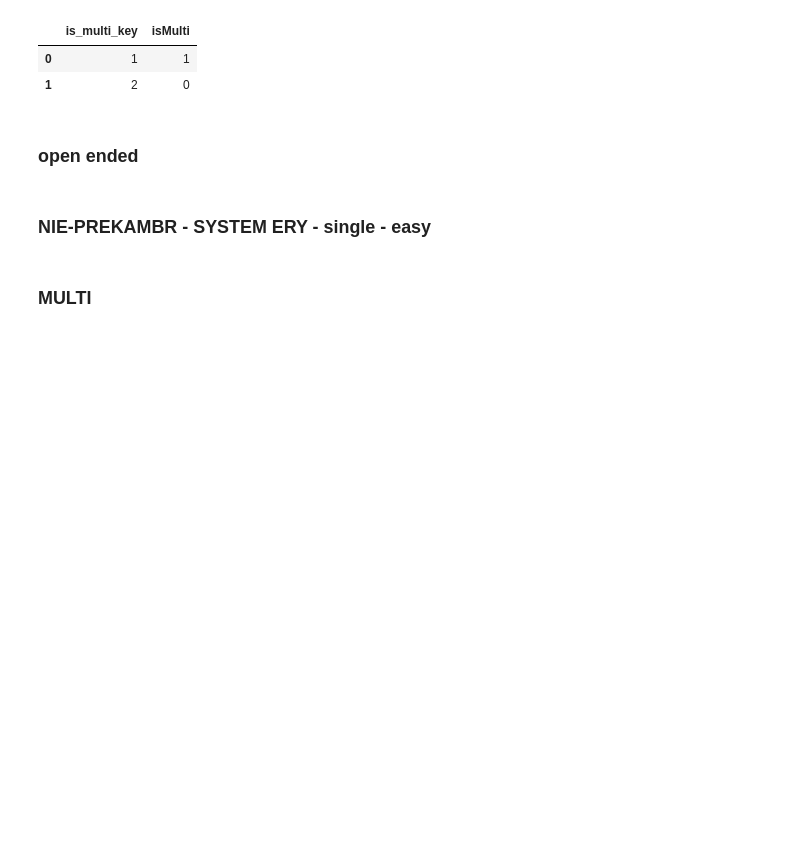
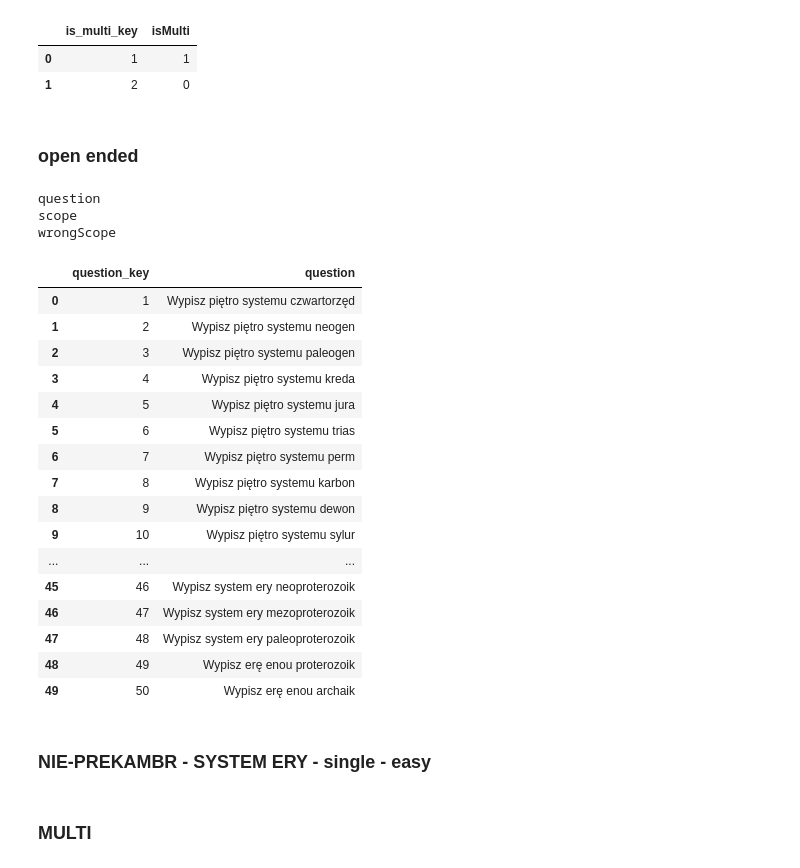
Before and after one commit to wiktorpiela/wucziapping, a Jupyter notebook: backend/question_builder/testing.ipynb, the cells around one changed output. Drawn from its saved outputs; the diff is of its cells as text; code cells hidden in the pictures; blank space fills up the shorter version.

Commit message:
prepare_open_ended_tables - working, but  without categories handler

```diff
--- a/backend/question_builder/testing.ipynb
+++ b/backend/question_builder/testing.ipynb
@@ -96,3 +98,31 @@ dfs_list = make_db_tables_from_df_open_ended(df_out)
+# %%
+obj = DataFrameToDatabaseTables(df_out)
+# %%
+main_df, rem_dfs = obj.prepare_open_ended_tables('question', 'scope', 'wrongScope')
+# %% [output]
+question
+scope
+wrongScope
+# %%
+rem_dfs[0]
+# %% [output]
+|  | question_key | question |
+| 0 | 1 | Wypisz piętro systemu czwartorzęd |
+| 1 | 2 | Wypisz piętro systemu neogen |
+| 2 | 3 | Wypisz piętro systemu paleogen |
+| 3 | 4 | Wypisz piętro systemu kreda |
+| 4 | 5 | Wypisz piętro systemu jura |
+| 5 | 6 | Wypisz piętro systemu trias |
+| 6 | 7 | Wypisz piętro systemu perm |
+| 7 | 8 | Wypisz piętro systemu karbon |
+| 8 | 9 | Wypisz piętro systemu dewon |
+| 9 | 10 | Wypisz piętro systemu sylur |
+| ... | ... | ... |
+| 45 | 46 | Wypisz system ery neoproterozoik |
+| 46 | 47 | Wypisz system ery mezoproterozoik |
+| 47 | 48 | Wypisz system ery paleoproterozoik |
+| 48 | 49 | Wypisz erę enou proterozoik |
+| 49 | 50 | Wypisz erę enou archaik |
 # %%
 dfs_to_db = make_db_tables_from_df_open_ended(df_out)
 names = ['main_df', 'cat_df', 'scopes_df', 'wrong_scopes_df', 'quest_txt_df']
```
Also changed, not shown: parts of 1 cell of this notebook, 1 other file.
